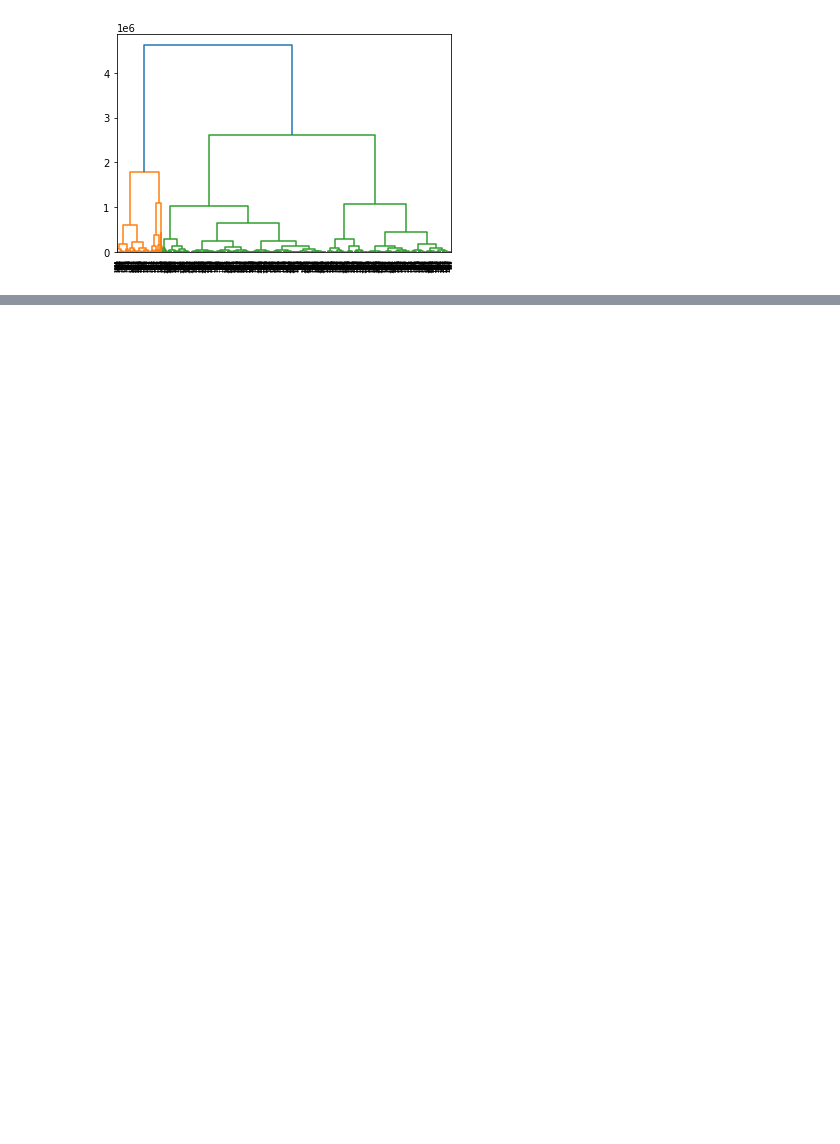
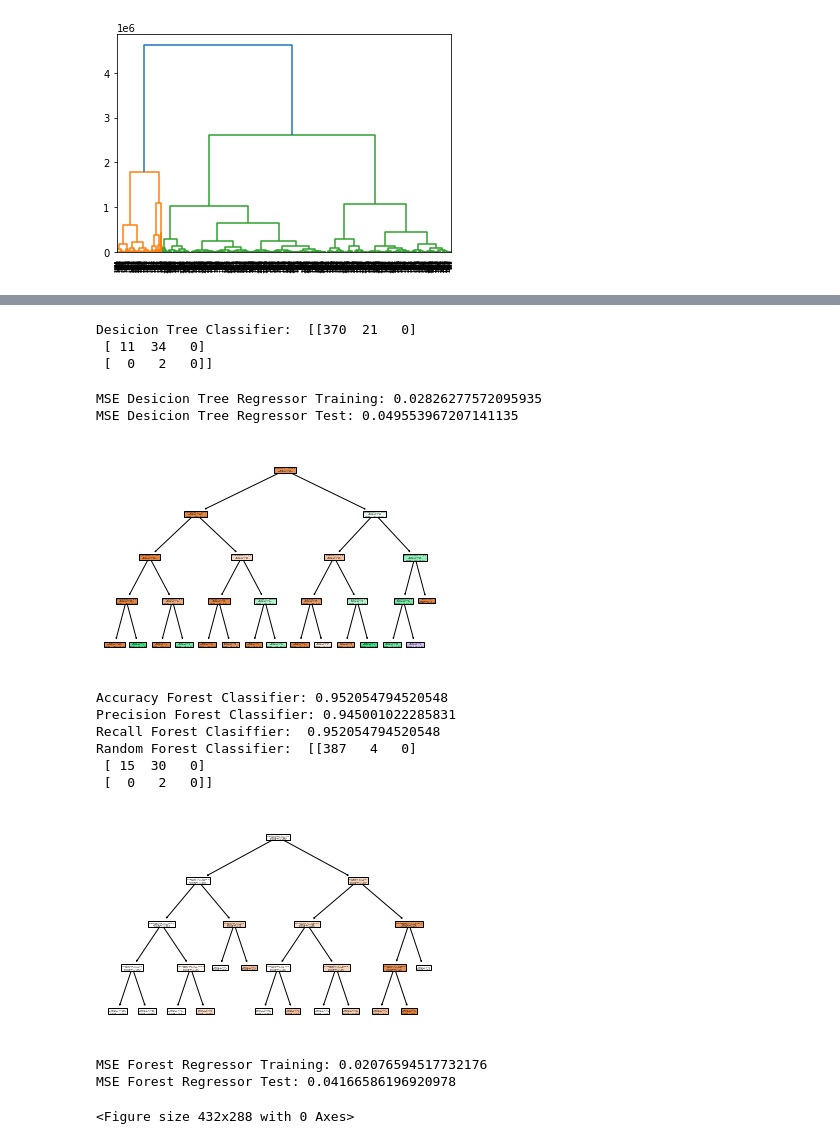
Before and after one commit to oscarparedez/arboles-decision, a Jupyter notebook: hdt3.ipynb, the cells around one changed output, grey strips where cells are left out. Saved outputs shown, nothing was run; the diff lists cells and outputs as text; code cells hidden in the pictures; blank space fills up the shorter version.

```diff
--- a/hdt3.ipynb
+++ b/hdt3.ipynb
@@ -149,0 +150,64 @@ plot_tree(model, feature_names=X.columns)
+# %%
+#9
+matrix = confusion_matrix(y_test, y_pred)
+
+print("Desicion Tree Classifier: ", matrix)
+# %% [output]
+Desicion Tree Classifier:  [[370  21   0]
+ [ 11  34   0]
+ [  0   2   0]]
+# %%
+
+#10 y 8
+y_predTraining = model_tree_regresor.predict(X_train)
+print ("MSE Desicion Tree Regressor Training:",metrics.mean_squared_error(y_train, y_predTraining))
+y_pred = model_tree_regresor.predict(X_test)
+print ("MSE Desicion Tree Regressor Test:",metrics.mean_squared_error(y_test, y_pred))
+# %% [output]
+MSE Desicion Tree Regressor Training: 0.02826277572095935
+MSE Desicion Tree Regressor Test: 0.049553967207141135
+# %%
+#11
+from sklearn import metrics
+from sklearn.ensemble import RandomForestRegressor, RandomForestClassifier
+from sklearn.tree import plot_tree
+import sklearn.preprocessing
+
+model_forest_classifier = RandomForestClassifier(max_depth=4, n_estimators=100)
+model_forest_classifier.fit(X_train, y_train)
+plot_tree(model_forest_classifier.estimators_[0], feature_names=X.columns, filled=True)
+plt.show()
+plt.savefig('forestClassifier.pdf')
+
+y_pred = model_forest_classifier.predict(X_test)
+print("Accuracy Forest Classifier:", metrics.accuracy_score(y_test, y_pred))
+print("Precision Forest Classifier:", metrics.precision_score(
+    y_test, y_pred, average='weighted'))
+print("Recall Forest Clasiffier: ", metrics.recall_score(y_test, y_pred, average='weighted'))
+
+matrix = confusion_matrix(y_test, y_pred)
+
+print("Random Forest Classifier: ", matrix)
+
+model_forest_regressor = RandomForestRegressor(max_depth=4, n_estimators=100)
+model_forest_regressor.fit(X_train, y_train)
+
+plot_tree(model_forest_regressor.estimators_[0], feature_names=X.columns, filled=True)
+plt.show()
+plt.savefig('forestRegressor.pdf')
+y_predTraining = model_forest_regressor.predict(X_train)
+print ("MSE Forest Regressor Training:",metrics.mean_squared_error(y_train, y_predTraining))
+y_pred = model_forest_regressor.predict(X_test)
+print ("MSE Forest Regressor Test:",metrics.mean_squared_error(y_test, y_pred))
+# %% [output]
+[figure, added]
+Accuracy Forest Classifier: 0.952054794520548
+Precision Forest Classifier: 0.945001022285831
+Recall Forest Clasiffier:  0.952054794520548
+Random Forest Classifier:  [[387   4   0]
+ [ 15  30   0]
+ [  0   2   0]]
+[figure, added]
+MSE Forest Regressor Training: 0.02076594517732176
+MSE Forest Regressor Test: 0.04166586196920978
+<Figure size 432x288 with 0 Axes>
```
Also changed, not shown: parts of 11 cells of this notebook, 6 other files.
